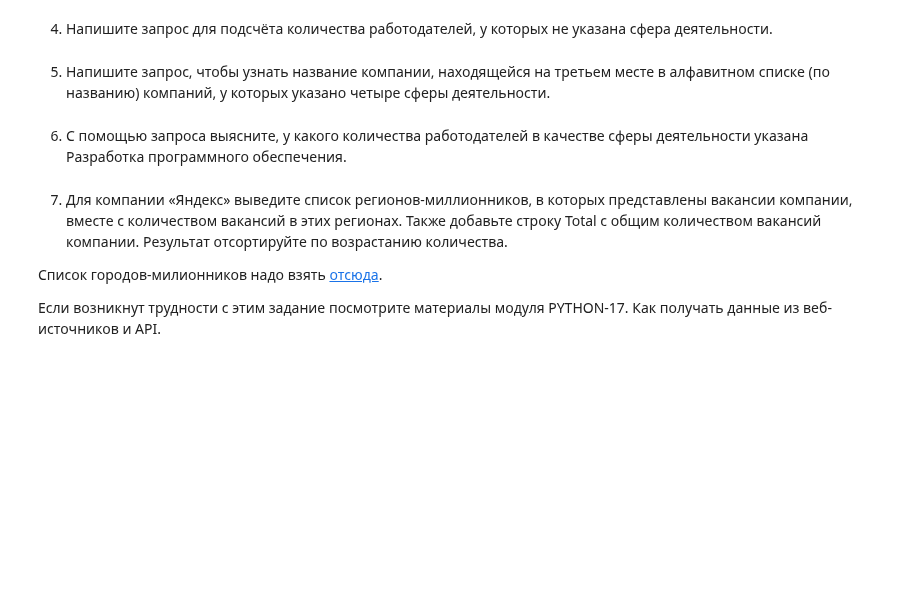
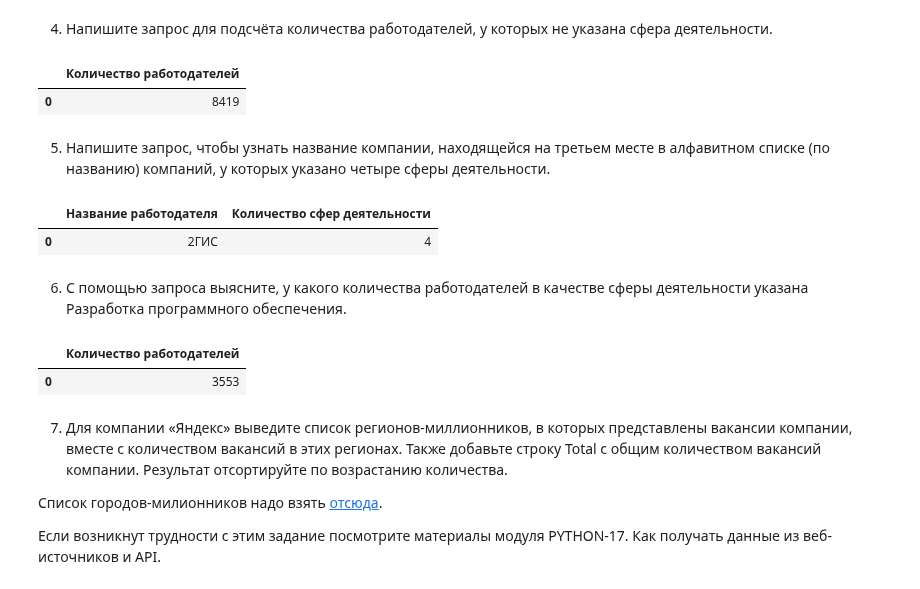
Before and after one commit to DenisMaltsev76/DM_76, a Jupyter notebook: Skillfactory/PROJECT-2/Project_2_Ноутбук_шаблон.ipynb, the cells around one changed output. Drawn from its saved outputs; the diff is of its cells as text; code cells hidden in the pictures; blank space fills up the shorter version.

```diff
--- a/Skillfactory/PROJECT-2/Project_2_Ноутбук_шаблон.ipynb
+++ b/Skillfactory/PROJECT-2/Project_2_Ноутбук_шаблон.ipynb
@@ -299,11 +306,32 @@ df
 # %%
 # результат запроса
+df = pd.read_sql_query (query_5_4, connection)
+df
+# %% [output]
+|  | Количество работодателей |
+| 0 | 8419 |
 # %% [markdown]
 5. Напишите запрос, чтобы узнать название компании, находящейся на третьем месте в алфавитном списке (по названию) компаний, у которых указано четыре сферы деятельности.
 # %%
 # текст запроса
+query_5_5 = f'''SELECT
+    e.name as "Название работодателя",
+    COUNT(distinct i.industry_id) as "Количество сфер деятельности"
+FROM
+    public.EMPLOYERS e
+LEFT JOIN public.EMPLOYERS_INDUSTRIES i ON e.id = i.employer_id
+GROUP BY e.name
+HAVING COUNT(distinct i.industry_id) = 4
+ORDER BY 1 ASC
+OFFSET 2 LIMIT 1
+'''
 # %%
 # результат запроса
+df = pd.read_sql_query (query_5_5, connection)
+df
+# %% [output]
+|  | Название работодателя | Количество сфер деятельности |
+| 0 | 2ГИС | 4 |
 # %% [markdown]
 6. С помощью запроса выясните, у какого количества работодателей в качестве сферы деятельности указана Разработка программного обеспечения.
 # %%
@@ -311,5 +347,10 @@ df
 # %%
 # результат запроса
+df = pd.read_sql_query (query_5_6, connection)
+df
+# %% [output]
+|  | Количество работодателей |
+| 0 | 3553 |
 # %% [markdown]
 7. Для компании «Яндекс» выведите список регионов-миллионников, в которых представлены вакансии компании, вместе с количеством вакансий в этих регионах. Также добавьте строку Total с общим количеством вакансий компании. Результат отсортируйте по возрастанию количества.
 
```
Also changed, not shown: parts of 2 cells of this notebook.
